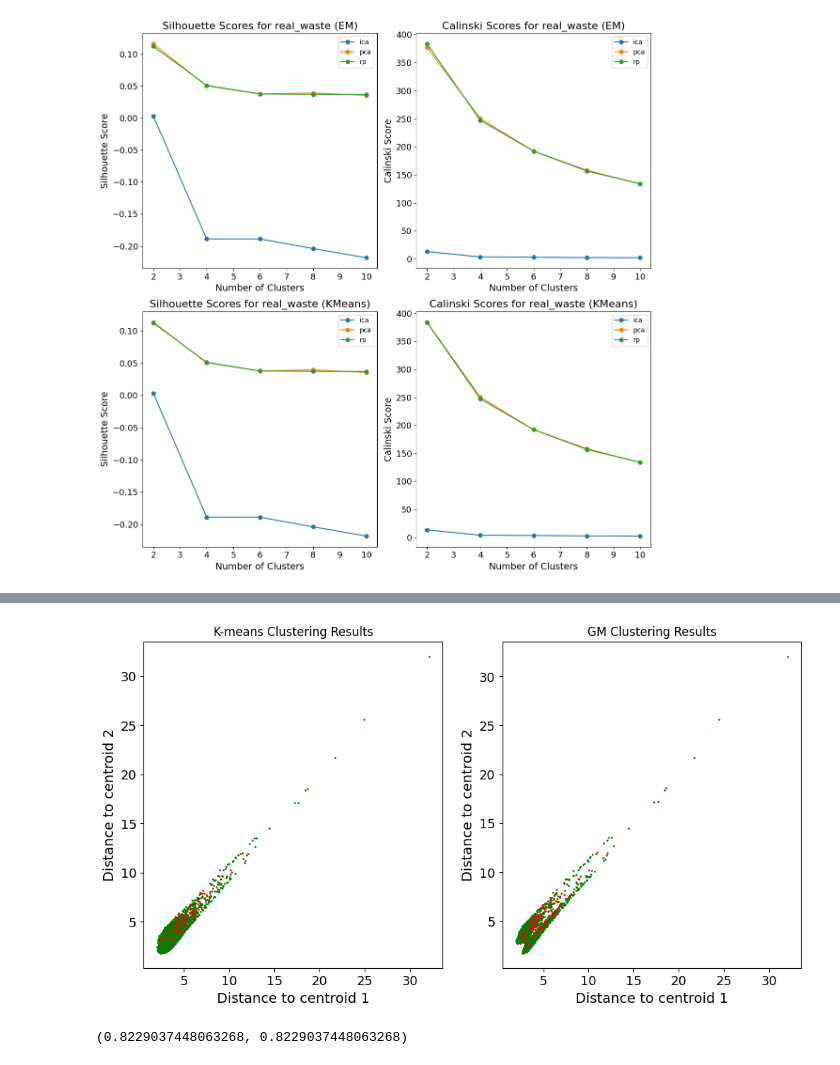
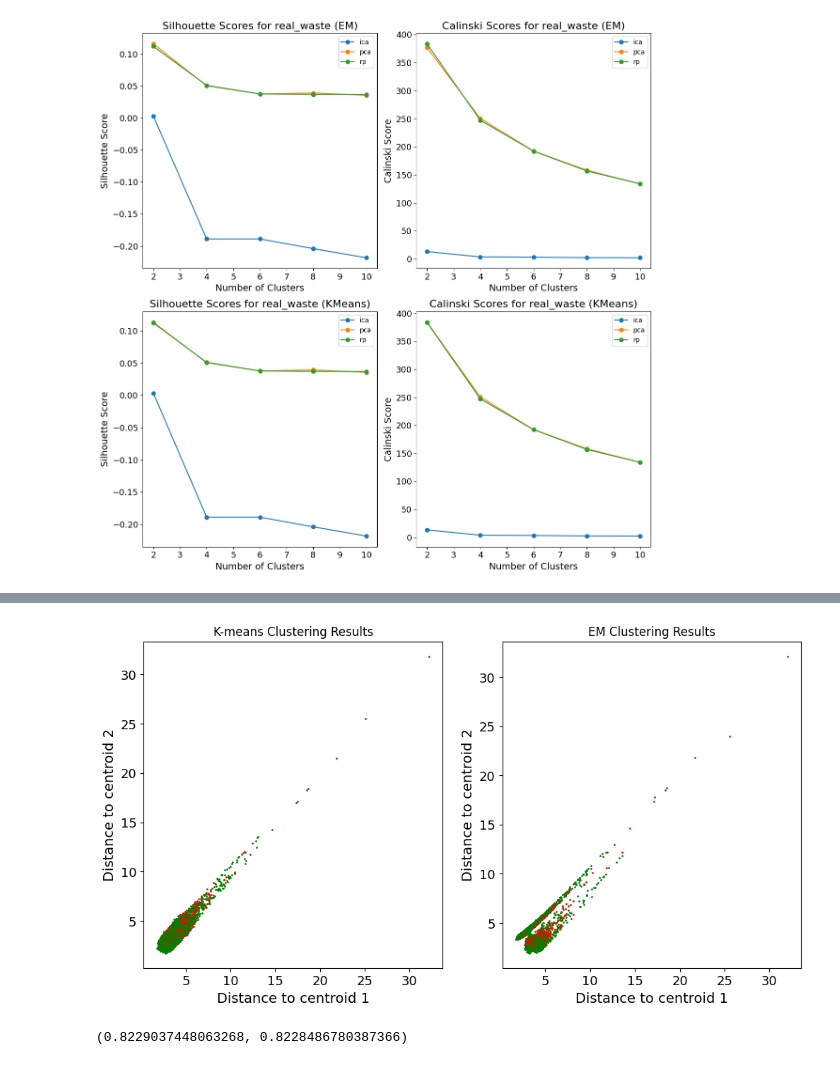
Before and after one commit to TimLampen/7641, a Jupyter notebook: a3/clustering.ipynb, the cells around one changed output, grey strips where cells are left out. Cells and saved outputs as stored; diff of their text form; code cells hidden in the pictures.

```diff
--- a/a3/clustering.ipynb
+++ b/a3/clustering.ipynb
@@ -65,7 +88,7 @@ def get_bank_data():
     # Fit and transform the data
     X = pipeline.fit_transform(X_raw)
 
-    return X, y, ""
+    return X, y, preprocessor
 # %%
 def get_trash_data(folder, image_size):
     images = []
@@ -557,23 +663,3 @@ plot_silhouette_and_calinski_scores(result_df)
 # %% [output]
 [figure]
 [figure]
-# %%
-best_params = {
-    "NN": {'alpha':0.001, 'beta_1':0.95, 'hidden_layer_sizes':(128,), 'momentum':0.9},
-}
-
-best_models = [
-    ('NN', MLPClassifier(**best_params["NN"],max_iter=2000))
-]
-X, y, _ = bank_data
-X_train, X_test, y_train, y_test = train_test_split(X, y, test_size=0.2, random_state=RANDOM_SEED)
-
-start_time = time.time()
-model.fit(X_train, y_train)
-y_pred = model.predict(X_test)
-nn_time = time.time() - start_time
-
-# Calculate the F1 score
-f1 = f1_score(y_test, y_pred, average='weighted')
-print("F1 score and time for non-dim_red:")
-print(["NN", f1, nn_time])
@@ -663,7 +870,10 @@ plt.show()
 # %%
-def train_evaluate_mlp_classifier(X, y):
+def train_evaluate_mlp_classifier():
     # Split the data into training and testing sets
-    X_train, X_test, y_train, y_test = train_test_split(X, y, test_size=0.2, random_state=RANDOM_SEED)
+    X_train = training_data["bank_marketing"]["X"]
+    X_test = testing_data["bank_marketing"]["X"]
+    y_train = training_data["bank_marketing"]["y"]
+    y_test = testing_data["bank_marketing"]["y"]
     y_test = list(y_test)
 
     def transform_data_with_clusters(model, X_train, X_test):
@@ -674,51 +884,52 @@ def train_evaluate_mlp_classifier(X, y):
         return X_train_transformed, X_test_transformed
 
     # K-means clustering
-    kmeans = KMeans(n_clusters=2, random_state=RANDOM_SEED)
+    kmeans = KMeans(n_clusters=2)
     X_train_kmeans, X_test_kmeans = transform_data_with_clusters(kmeans, X_train, X_test)
 
     # Expectation Maximization (Gaussian Mixture Model) clustering
-    gmm = GaussianMixture(n_components=2, random_state=RANDOM_SEED)
+    gmm = GaussianMixture(n_components=2)
     gmm.fit(X_train)
     centroids_gmm = gmm.means_
     X_train_gmm = np.array([np.linalg.norm(x - centroids_gmm, axis=1) for x in X_train])
     X_test_gmm = np.array([np.linalg.norm(x - centroids_gmm, axis=1) for x in X_test])
 
     # Train MLPClassifier on the transformed data
-    mlp_kmeans = MLPClassifier(random_state=RANDOM_SEED)
+    mlp_kmeans = MLPClassifier()
     mlp_kmeans.fit(X_train_kmeans, y_train)
     y_pred_kmeans = mlp_kmeans.predict(X_test_kmeans)
 
-    mlp_gmm = MLPClassifier(random_state=RANDOM_SEED)
+    mlp_gmm = MLPClassifier()
     mlp_gmm.fit(X_train_gmm, y_train)
     y_pred_gmm = mlp_gmm.predict(X_test_gmm)
 
     # Calculate F1 scores
     f1_kmeans = f1_score(y_test, y_pred_kmeans, average='weighted')
     f1_gmm = f1_score(y_test, y_pred_gmm, average='weighted')
 
     def plot_results(X_test_transformed, y_test, y_pred, title, ax):
         for i in range(len(y_test)):
             color = 'green' if y_test[i] == y_pred[i] else 'red'
             ax.scatter(X_test_transformed[i][0], X_test_transformed[i][1], color=color, s=1)
         ax.set_title(title)
         ax.set_xlabel('Distance to centroid 1',fontsize=14)
         ax.set_ylabel('Distance to centroid 2',fontsize=14)
         ax.tick_params(axis='both', which='major',labelsize=13)
 
 
     # Create a figure with two subplots side by side
     fig, axs = plt.subplots(1, 2, figsize=(12, 6))
 
     plot_results(X_test_kmeans, y_test, y_pred_kmeans, 'K-means Clustering Results', axs[0])
-    plot_results(X_test_gmm, y_test, y_pred_gmm, 'GM Clustering Results', axs[1])
+    plot_results(X_test_gmm, y_test, y_pred_gmm, 'EM Clustering Results', axs[1])
 
     plt.show()
 
     return f1_kmeans, f1_gmm
 
-X, y, _ = bank_data
-train_evaluate_mlp_classifier(X, y)
+
+
+train_evaluate_mlp_classifier()
 # %% [output]
-[figure, old version]
+[figure, new version]
-(0.8229037448063268, 0.8229037448063268)
+(0.8229037448063268, 0.8228486780387366)
```
Also changed, not shown: parts of 30 cells of this notebook, 21 other files.
